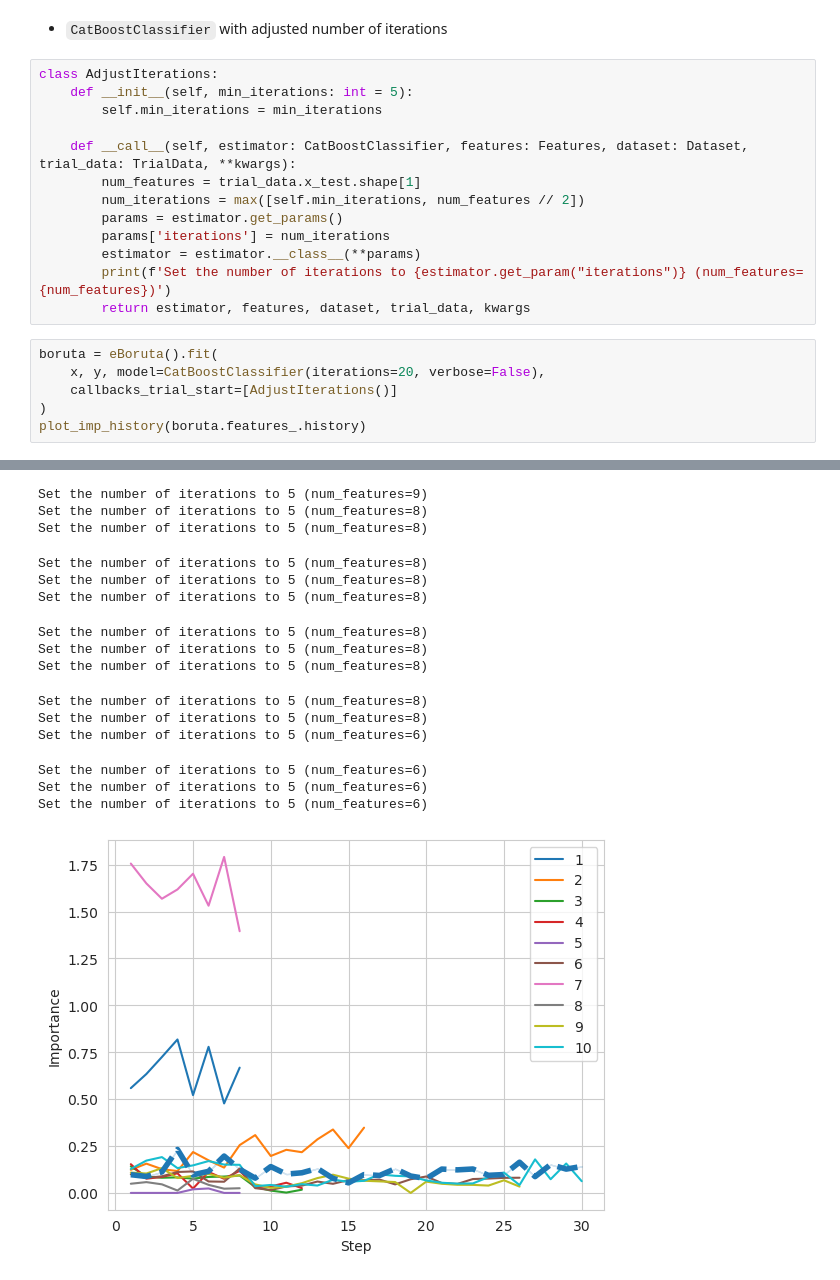
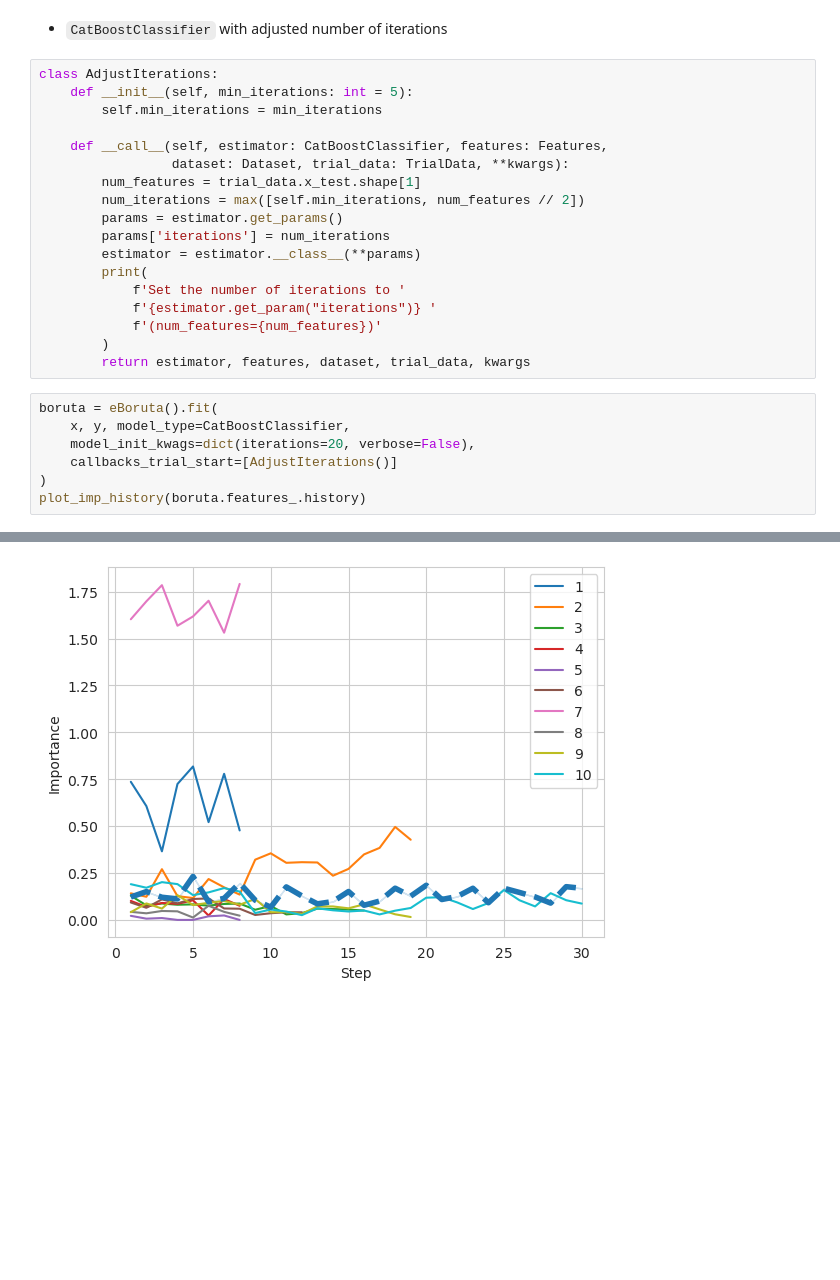
Before and after one commit to edikedik/eBoruta, a Jupyter notebook: docs/notebooks/demo.ipynb, the cells around one changed output, grey strips where cells are left out. Drawn from its saved outputs; the diff is of its cells as text; blank space fills up the shorter version.

```diff
--- a/docs/notebooks/demo.ipynb
+++ b/docs/notebooks/demo.ipynb
@@ -334,17 +330,23 @@ class AdjustIterations:
     def __init__(self, min_iterations: int = 5):
         self.min_iterations = min_iterations
 
-    def __call__(self, estimator: CatBoostClassifier, features: Features, dataset: Dataset, trial_data: TrialData, **kwargs):
+    def __call__(self, estimator: CatBoostClassifier, features: Features,
+                 dataset: Dataset, trial_data: TrialData, **kwargs):
         num_features = trial_data.x_test.shape[1]
         num_iterations = max([self.min_iterations, num_features // 2])
         params = estimator.get_params()
         params['iterations'] = num_iterations
         estimator = estimator.__class__(**params)
-        print(f'Set the number of iterations to {estimator.get_param("iterations")} (num_features={num_features})')
+        print(
+            f'Set the number of iterations to '
+            f'{estimator.get_param("iterations")} '
+            f'(num_features={num_features})'
+        )
         return estimator, features, dataset, trial_data, kwargs
 # %%
 boruta = eBoruta().fit(
-    x, y, model=CatBoostClassifier(iterations=20, verbose=False),
+    x, y, model_type=CatBoostClassifier,
+    model_init_kwags=dict(iterations=20, verbose=False),
     callbacks_trial_start=[AdjustIterations()]
 )
 plot_imp_history(boruta.features_.history)
@@ -367,16 +371 @@ Set the number of iterations to 5 (num_features=9)
-Set the number of iterations to 5 (num_features=9)
-Set the number of iterations to 5 (num_features=8)
-Set the number of iterations to 5 (num_features=8)
-Set the number of iterations to 5 (num_features=8)
-Set the number of iterations to 5 (num_features=8)
-Set the number of iterations to 5 (num_features=8)
-Set the number of iterations to 5 (num_features=8)
-Set the number of iterations to 5 (num_features=8)
-Set the number of iterations to 5 (num_features=8)
-Set the number of iterations to 5 (num_features=8)
-Set the number of iterations to 5 (num_features=8)
-Set the number of iterations to 5 (num_features=6)
-Set the number of iterations to 5 (num_features=6)
-Set the number of iterations to 5 (num_features=6)
-Set the number of iterations to 5 (num_features=6)
-[figure, old version]
+[figure, new version]
```
Also changed, not shown: parts of 10 cells of this notebook, 6 other files.
